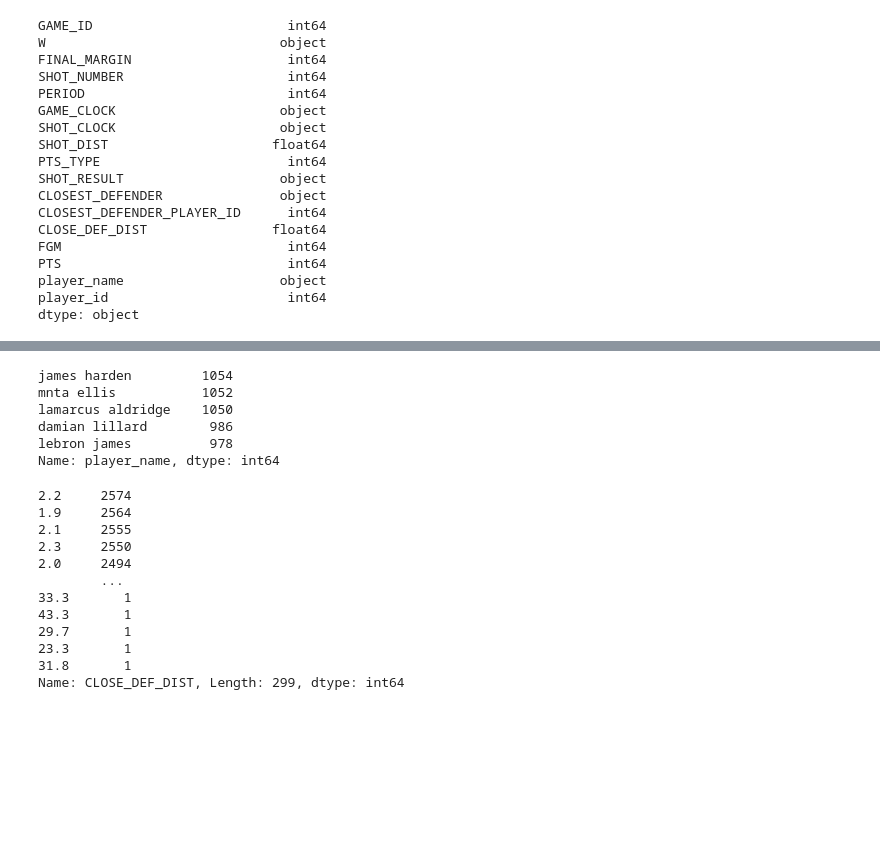
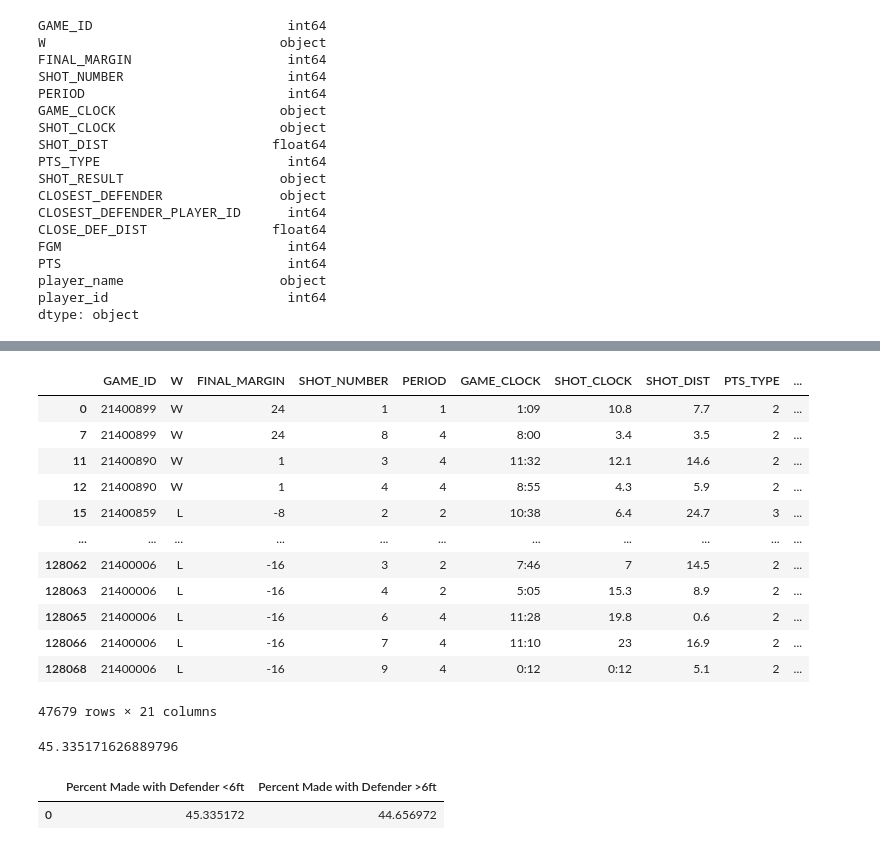
Before and after one commit to briennecole/NBA_Shot_Analysis, a Jupyter notebook: Chelsea Copy.ipynb, the cells around one changed output, grey strips where cells are left out. Saved outputs shown, nothing was run; the diff lists cells and outputs as text; code cells hidden in the pictures; blank space fills up the shorter version.

```diff
--- a/Chelsea Copy.ipynb
+++ b/Chelsea Copy.ipynb
@@ -132,27 +218,44 @@ cleaned_df.to_csv("Resources/Final_nba_df.csv")
+# %%
+#shots made with defenders less than 6ft
+closeness_made = in_your_face.loc[in_your_face["FGM"] == 1]
+closeness_made
+# %% [output]
+|  | GAME_ID | W | FINAL_MARGIN | SHOT_NUMBER | PERIOD | GAME_CLOCK | SHOT_CLOCK | SHOT_DIST | PTS_TYPE | ... |
+| 0 | 21400899 | W | 24 | 1 | 1 | 1:09 | 10.8 | 7.7 | 2 | ... |
+| 7 | 21400899 | W | 24 | 8 | 4 | 8:00 | 3.4 | 3.5 | 2 | ... |
+| 11 | 21400890 | W | 1 | 3 | 4 | 11:32 | 12.1 | 14.6 | 2 | ... |
+| 12 | 21400890 | W | 1 | 4 | 4 | 8:55 | 4.3 | 5.9 | 2 | ... |
+| 15 | 21400859 | L | -8 | 2 | 2 | 10:38 | 6.4 | 24.7 | 3 | ... |
+| ... | ... | ... | ... | ... | ... | ... | ... | ... | ... | ... |
+| 128062 | 21400006 | L | -16 | 3 | 2 | 7:46 | 7 | 14.5 | 2 | ... |
+| 128063 | 21400006 | L | -16 | 4 | 2 | 5:05 | 15.3 | 8.9 | 2 | ... |
+| 128065 | 21400006 | L | -16 | 6 | 4 | 11:28 | 19.8 | 0.6 | 2 | ... |
+| 128066 | 21400006 | L | -16 | 7 | 4 | 11:10 | 23 | 16.9 | 2 | ... |
+| 128068 | 21400006 | L | -16 | 9 | 4 | 0:12 | 0:12 | 5.1 | 2 | ... |
+47679 rows × 21 columns
+# %%
+#percentage made with close defender
+percentage_close_made = len(closeness_made)/ len(in_your_face) *100
+percentage_close_made
+#merge findings
+#defender_dist = closeness_made.merge(open_made, on=["FGM"])
+# %% [output]
+45.335171626889796
+# %%
+#making new data frame out of my percentages
+open_shot_vs_in_your_face = pd.DataFrame ({
+    "Percent Made with Defender <6ft" : percentage_close_made,
+    "Percent Made with Defender >6ft" : percentage_open_made
+
+}, index=[0])
+
+open_shot_vs_in_your_face
+# %% [output]
+|  | Percent Made with Defender <6ft | Percent Made with Defender >6ft |
+| 0 | 45.335172 | 44.656972 |
 # %%
+#eploratory/messing with data
 #trying to find who attempted the most shots
-player_count = cleaned_df["player_name"].value_counts()
+#player_count = cleaned_df["player_name"].value_counts()
 # find out percentage of their made shots
-player_count.head()
+#player_count.head()
-# %% [output]
-james harden         1054
-mnta ellis           1052
-lamarcus aldridge    1050
-damian lillard        986
-lebron james          978
-Name: player_name, dtype: int64
-# %%
-cleaned_df["CLOSE_DEF_DIST"].value_counts()
-# %% [output]
-2.2     2574
-1.9     2564
-2.1     2555
-2.3     2550
-2.0     2494
-        ...
-33.3       1
-43.3       1
-29.7       1
-23.3       1
-31.8       1
-Name: CLOSE_DEF_DIST, Length: 299, dtype: int64
```
Also changed, not shown: parts of 15 cells of this notebook, 1 other file.
